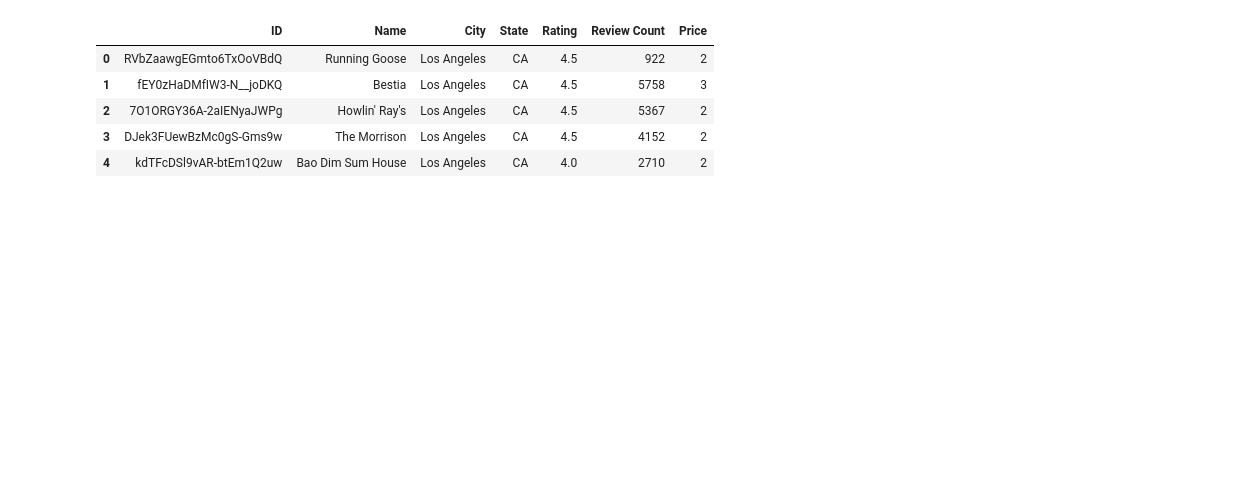
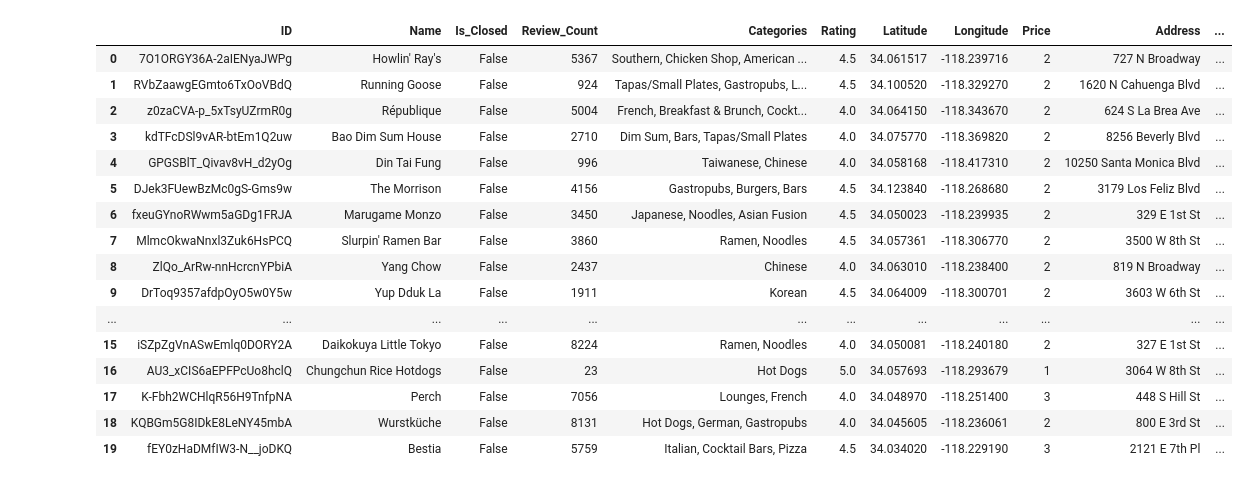
Before and after one commit to hmzskr/Project_3, a Jupyter notebook: Project3.ipynb, the cells around one changed output. Drawn from its saved outputs; the diff is of its cells as text; code cells hidden in the pictures; blank space fills up the shorter version.

Commit message:
data retrieval

```diff
--- a/Project3.ipynb
+++ b/Project3.ipynb
@@ -67,10 +86,14 @@ Retrieving restaurants in Los Angeles, CA
 # %%
 # Create DataFrame for all city restaurants
 
-restaurants_pd = pd.DataFrame({'ID' : id_list, 'Name' : name_list, 'City' : city_list, 'State' : state_list, 'Rating' : rating_list, 'Review Count' : review_count_list, 'Price' : price_list})
+restaurants_pd = pd.DataFrame({'ID' : id_list, 'Name' : name_list, 'Is_Closed' : is_closed_list,\
+                               'Review_Count' : review_count_list, 'Categories' : categories_list,\
+                               'Rating' : rating_list, 'Latitude' : latitude_list, 'Rating' : rating_list,\
+                               'Latitude' : latitude_list, 'Longitude' : longitude_list, 'Price' : price_list,\
+                               'Address' : address_list, 'City' : city_list, 'Zip_Code' : zip_code_list,\
+                               'State' : state_list})
 
 restaurants_pd.drop_duplicates(keep = False, inplace = True)
 
 # restaurants_pd = restaurants_pd[restaurants_pd.Price != '']
-restaurants_pd['Price'].replace({'$$$$$' : 5, '$$$$' : 4, '$$$' : 3, '$$' : 2, '$' : 1, '': 0}, inplace = True)
-restaurants_pd['Price'] = pd.to_numeric(restaurants_pd['Price'])
+restaurants_pd['Price'].replace({'$$$$$' : 5, '$$$$' : 4, '$$$' : 3, '$$' : 2, '$' : 1}, inplace = True)
@@ -87,10 +126,21 @@ Price           998
 dtype: int64
 # %%
-restaurants_pd.head()
+restaurants_pd.head(20)
 # %% [output]
-|  | ID | Name | City | State | Rating | Review Count | Price |
-| 0 | RVbZaawgEGmto6TxOoVBdQ | Running Goose | Los Angeles | CA | 4.5 | 922 | 2 |
-| 1 | fEY0zHaDMfIW3-N__joDKQ | Bestia | Los Angeles | CA | 4.5 | 5758 | 3 |
-| 2 | 7O1ORGY36A-2aIENyaJWPg | Howlin' Ray's | Los Angeles | CA | 4.5 | 5367 | 2 |
-| 3 | DJek3FUewBzMc0gS-Gms9w | The Morrison | Los Angeles | CA | 4.5 | 4152 | 2 |
-| 4 | kdTFcDSl9vAR-btEm1Q2uw | Bao Dim Sum House | Los Angeles | CA | 4.0 | 2710 | 2 |
+|  | ID | Name | Is_Closed | Review_Count | Categories | Rating | Latitude | Longitude | Price | Address | ... |
+| 0 | 7O1ORGY36A-2aIENyaJWPg | Howlin' Ray's | False | 5367 | Southern, Chicken Shop, American ... | 4.5 | 34.061517 | -118.239716 | 2 | 727 N Broadway | ... |
+| 1 | RVbZaawgEGmto6TxOoVBdQ | Running Goose | False | 924 | Tapas/Small Plates, Gastropubs, L... | 4.5 | 34.100520 | -118.329270 | 2 | 1620 N Cahuenga Blvd | ... |
+| 2 | z0zaCVA-p_5xTsyUZrmR0g | République | False | 5004 | French, Breakfast & Brunch, Cockt... | 4.0 | 34.064150 | -118.343670 | 2 | 624 S La Brea Ave | ... |
+| 3 | kdTFcDSl9vAR-btEm1Q2uw | Bao Dim Sum House | False | 2710 | Dim Sum, Bars, Tapas/Small Plates | 4.0 | 34.075770 | -118.369820 | 2 | 8256 Beverly Blvd | ... |
+| 4 | GPGSBlT_Qivav8vH_d2yOg | Din Tai Fung | False | 996 | Taiwanese, Chinese | 4.0 | 34.058168 | -118.417310 | 2 | 10250 Santa Monica Blvd | ... |
+| 5 | DJek3FUewBzMc0gS-Gms9w | The Morrison | False | 4156 | Gastropubs, Burgers, Bars | 4.5 | 34.123840 | -118.268680 | 2 | 3179 Los Feliz Blvd | ... |
+| 6 | fxeuGYnoRWwm5aGDg1FRJA | Marugame Monzo | False | 3450 | Japanese, Noodles, Asian Fusion | 4.5 | 34.050023 | -118.239935 | 2 | 329 E 1st St | ... |
+| 7 | MlmcOkwaNnxl3Zuk6HsPCQ | Slurpin' Ramen Bar | False | 3860 | Ramen, Noodles | 4.5 | 34.057361 | -118.306770 | 2 | 3500 W 8th St | ... |
+| 8 | ZlQo_ArRw-nnHcrcnYPbiA | Yang Chow | False | 2437 | Chinese | 4.0 | 34.063010 | -118.238400 | 2 | 819 N Broadway | ... |
+| 9 | DrToq9357afdpOyO5w0Y5w | Yup Dduk La | False | 1911 | Korean | 4.5 | 34.064009 | -118.300701 | 2 | 3603 W 6th St | ... |
+| ... | ... | ... | ... | ... | ... | ... | ... | ... | ... | ... | ... |
+| 15 | iSZpZgVnASwEmlq0DORY2A | Daikokuya Little Tokyo | False | 8224 | Ramen, Noodles | 4.0 | 34.050081 | -118.240180 | 2 | 327 E 1st St | ... |
+| 16 | AU3_xCIS6aEPFPcUo8hclQ | Chungchun Rice Hotdogs | False | 23 | Hot Dogs | 5.0 | 34.057693 | -118.293679 | 1 | 3064 W 8th St | ... |
+| 17 | K-Fbh2WCHlqR56H9TnfpNA | Perch | False | 7056 | Lounges, French | 4.0 | 34.048970 | -118.251400 | 3 | 448 S Hill St | ... |
+| 18 | KQBGm5G8IDkE8LeNY45mbA | Wurstküche | False | 8131 | Hot Dogs, German, Gastropubs | 4.0 | 34.045605 | -118.236061 | 2 | 800 E 3rd St | ... |
+| 19 | fEY0zHaDMfIW3-N__joDKQ | Bestia | False | 5759 | Italian, Cocktail Bars, Pizza | 4.5 | 34.034020 | -118.229190 | 3 | 2121 E 7th Pl | ... |
```
Also changed, not shown: parts of 5 cells of this notebook.
